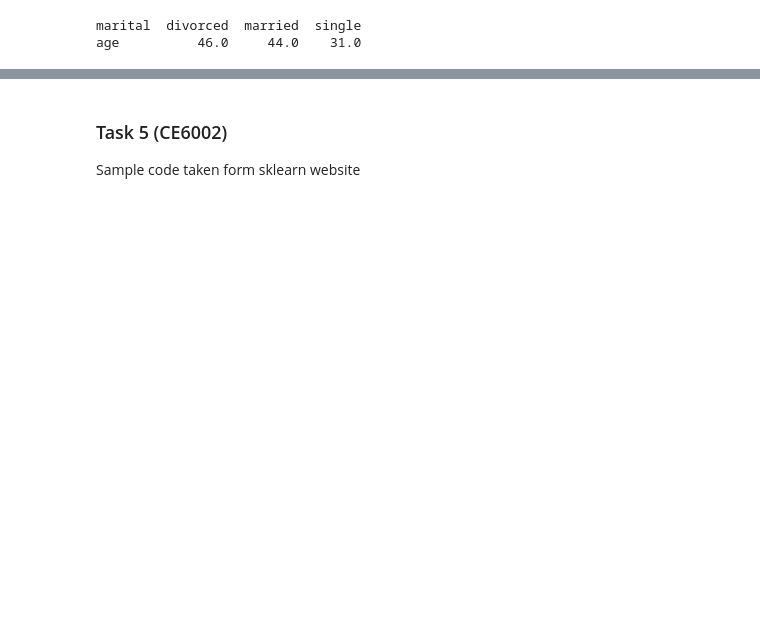
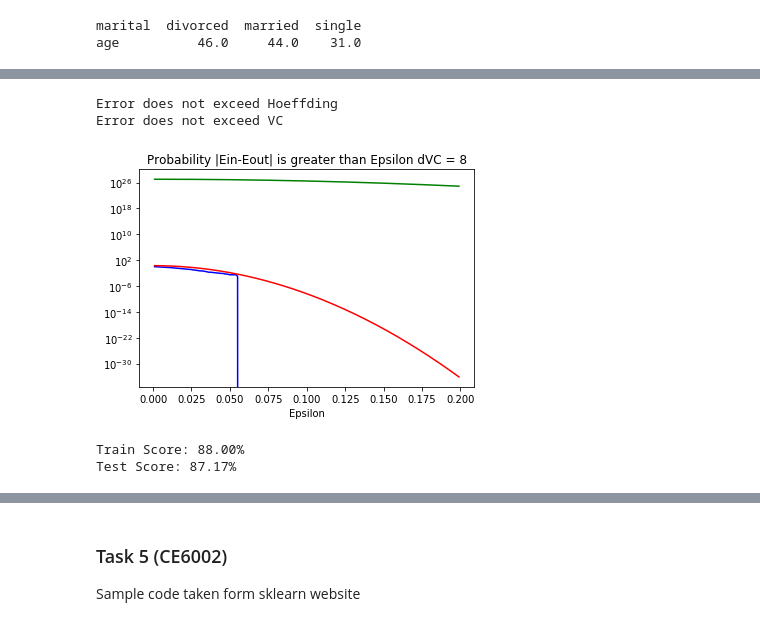
Before and after one commit to vipulpopat/MSCAI_Sem1_Etivity2, a Jupyter notebook: Etivity2_18200117.ipynb, the cells around one changed output, grey strips where cells are left out. Saved outputs shown, nothing was run; the diff lists cells and outputs as text; code cells hidden in the pictures; blank space fills up the shorter version.

```diff
--- a/Etivity2_18200117.ipynb
+++ b/Etivity2_18200117.ipynb
@@ -135,0 +300,8 @@ Test Score: 81.17%
+# %%
+run_log_reg(["age","balance_log","ratio_bal_ln","ratio_ln_inc","poutcome"],'subscribed')
+# %% [output]
+Error does not exceed Hoeffding
+Error does not exceed VC
+[figure, added]
+Train Score: 88.00%
+Test Score: 87.17%
```
Also changed, not shown: parts of 28 cells of this notebook.
